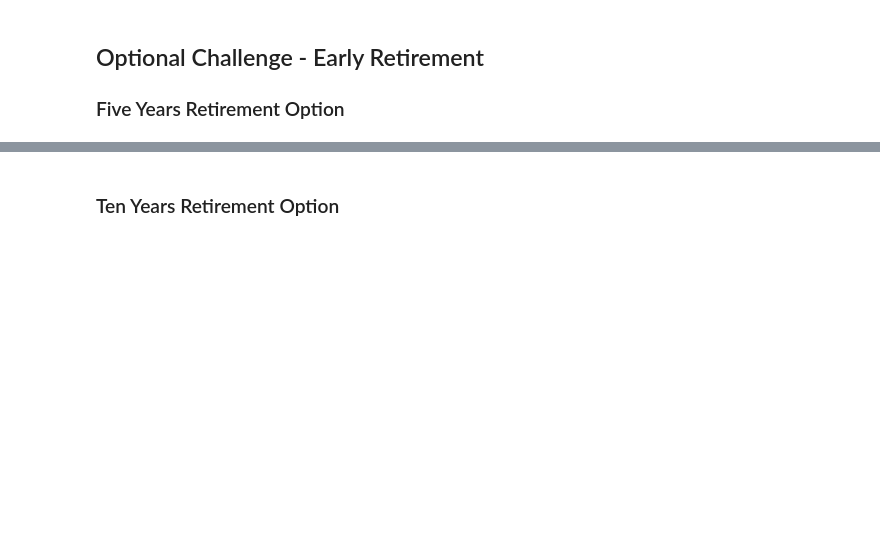
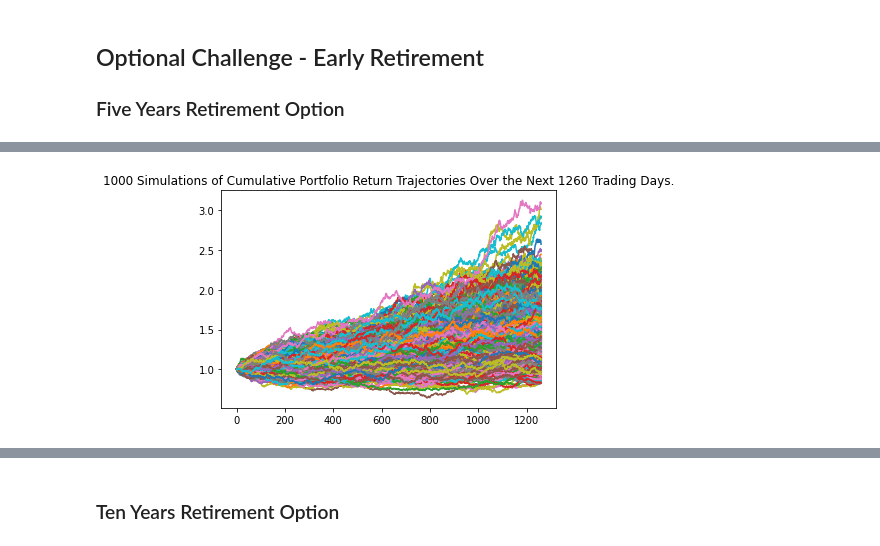
Before and after one commit to etholpalmer/Financial-Planning, a Jupyter notebook: financial-planner.ipynb, the cells around one changed output, grey strips where cells are left out. Drawn from its saved outputs; the diff is of its cells as text; code cells hidden in the pictures; blank space fills up the shorter version.

```diff
--- a/financial-planner.ipynb
+++ b/financial-planner.ipynb
@@ -414,5 +478,7 @@ MC_AGG_SPY_5_yrs.calc_cumulative_return()
 # %%
 # Plot simulation outcomes
-MC_AGG_SPY_5_yrs.plot_simulation()
+plt.show(MC_AGG_SPY_5_yrs.plot_simulation())
+# %% [output]
+[figure, added]
 # %%
 # Plot probability distribution and confidence intervals
```
Also changed, not shown: parts of 23 cells of this notebook.
